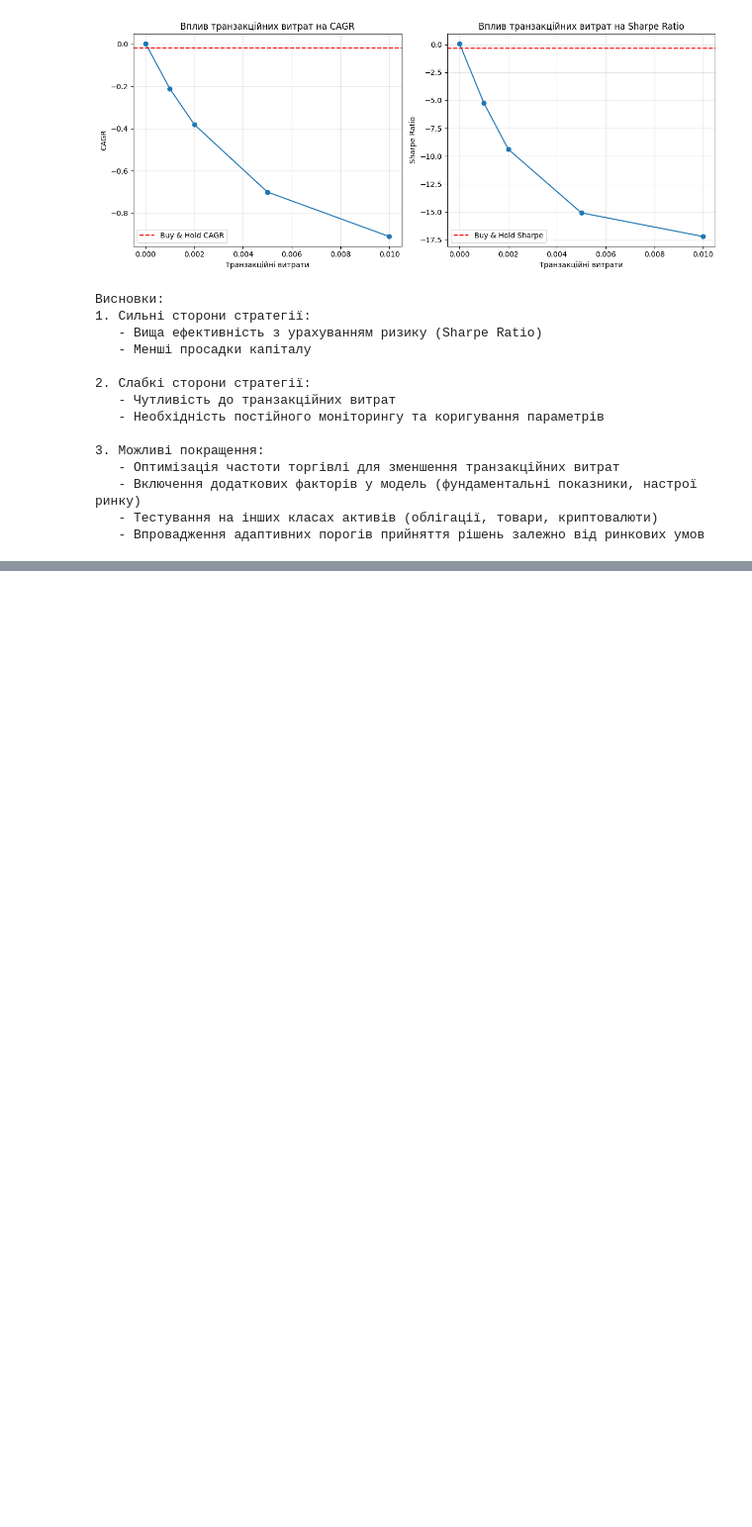
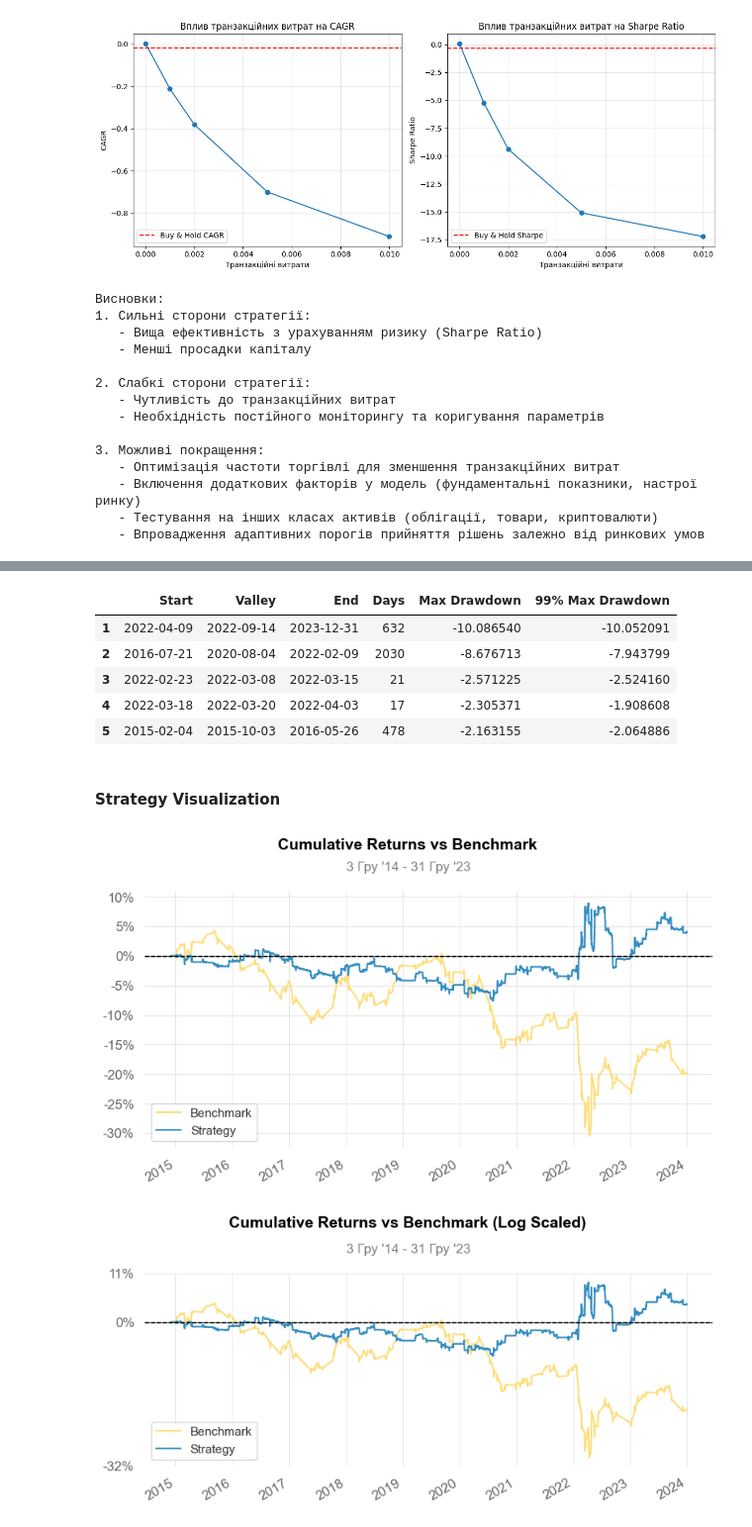
Before and after one commit to AdobyY/TA-Bot, a Jupyter notebook: main.ipynb, the cells around one changed output, grey strips where cells are left out. Shown at 99% size. Drawn from its saved outputs; the diff is of its cells as text; code cells hidden in the pictures; blank space fills up the shorter version.

```diff
--- a/main.ipynb
+++ b/main.ipynb
@@ -2297,3 +2297,74 @@ print("   - Впровадження адаптивних порогів при
    - Включення додаткових факторів у модель (фундаментальні показники, настрої ринку)
    - Тестування на інших класах активів (облігації, товари, криптовалюти)
    - Впровадження адаптивних порогів прийняття рішень залежно від ринкових умов
+# %%
+import quantstats as qs
+import pandas as pd
+
+# Assuming 'data' DataFrame is available from the previous cells (CELL INDEX 20 and 22)
+# data['strategy_return'] contains the returns of your model
+# data['daily_return'] (or data['buy_hold_return']) contains the benchmark returns
+
+model_returns = data['strategy_return'].dropna()
+benchmark_input_returns = data['daily_return'].dropna()
+
+if model_returns.empty:
+    print("Model returns are empty after dropping NaNs. Cannot generate QuantStats report.")
+else:
+    # Ensure model_returns index is DatetimeIndex
+    if not isinstance(model_returns.index, pd.DatetimeIndex):
+        try:
+            model_returns.index = pd.to_datetime(model_returns.index)
+            print("Converted model_returns index to DatetimeIndex.")
+        except Exception as e:
+            print(f"Could not convert model_returns index to DatetimeIndex: {e}. Report generation may fail.")
+            # Depending on the severity, you might want to stop here if conversion fails
+            # For now, we'll let it proceed and see if quantstats errors out later.
+
+    # Prepare benchmark returns
+    effective_benchmark = None
+    if not benchmark_input_returns.empty:
+        effective_benchmark = benchmark_input_returns
+        # Ensure benchmark_returns index is DatetimeIndex
+        if not isinstance(effective_benchmark.index, pd.DatetimeIndex):
+            try:
+                effective_benchmark.index = pd.to_datetime(effective_benchmark.index)
+                print("Converted benchmark_returns index to DatetimeIndex.")
+            except Exception as e:
+                print(f"Could not convert benchmark_returns index to DatetimeIndex: {e}. Benchmark processing may fail.")
+    else:
+        print("Benchmark returns are empty after dropping NaNs. QuantStats report will be generated without benchmark comparison.")
+
+    try:
+        print("Attempting to generate QuantStats report...")
+        # Final check before calling quantstats
+        if not isinstance(model_returns.index, pd.DatetimeIndex):
+             print("Warning: model_returns.index is not a DatetimeIndex before calling qs.reports.full(). This is a likely cause of issues if conversion failed.")
+        if effective_benchmark is not None and not isinstance(effective_benchmark.index, pd.DatetimeIndex):
+             print("Warning: effective_benchmark.index is not a DatetimeIndex before calling qs.reports.full(). This is a likely cause of issues if conversion failed.")
+
+        qs.reports.full(model_returns, benchmark=effective_benchmark)
+        print("QuantStats report generated.")
+
+    except Exception as e:
+        if "UnsupportedFunctionCall" in str(e) and "numpy operations are not valid with resample" in str(e):
+            print(f"Caught an error during QuantStats report generation: {e}")
+            print("\nThis error often indicates an incompatibility between your 'quantstats' and 'pandas' versions,")
+            print("or an issue with the data passed (e.g., index not being a DatetimeIndex if conversion failed).")
+            print("\nRecommendations:")
+            print("1. Ensure your returns Series (both model and benchmark) have a pd.DatetimeIndex.")
+            print("2. Try updating 'quantstats' to the latest version: pip install --upgrade quantstats")
+            print("3. If the error persists, you may need to find compatible versions of 'pandas' and 'quantstats'.")
+        else:
+            print(f"An unexpected error occurred during QuantStats report generation: {e}")
+            # raise e # Uncomment to re-raise other errors if needed for further debugging
+
+# If you want to save the report to an HTML file:
+# Note: Ensure model_returns and effective_benchmark are correctly prepared before this call.
+# if not model_returns.empty:
+#     try:
+#         qs.reports.html(model_returns, benchmark=effective_benchmark, output='strategy_report.html', title='Strategy vs Benchmark')
+#         print("QuantStats HTML report saved to strategy_report.html")
+#     except Exception as e:
+#         print(f"Failed to save QuantStats HTML report: {e}")
+# %% [output]
@@ -2299,0 +2392,9 @@ print("   - Впровадження адаптивних порогів при
+|  | Start | Valley | End | Days | Max Drawdown | 99% Max Drawdown |
+| 1 | 2022-04-09 | 2022-09-14 | 2023-12-31 | 632 | -10.086540 | -10.052091 |
+| 2 | 2016-07-21 | 2020-08-04 | 2022-02-09 | 2030 | -8.676713 | -7.943799 |
+| 3 | 2022-02-23 | 2022-03-08 | 2022-03-15 | 21 | -2.571225 | -2.524160 |
+| 4 | 2022-03-18 | 2022-03-20 | 2022-04-03 | 17 | -2.305371 | -1.908608 |
+| 5 | 2015-02-04 | 2015-10-03 | 2016-05-26 | 478 | -2.163155 | -2.064886 |
+Strategy Visualization
+[figure, added]
+[figure, added]
```
Also changed, not shown: parts of 1 cell of this notebook.
